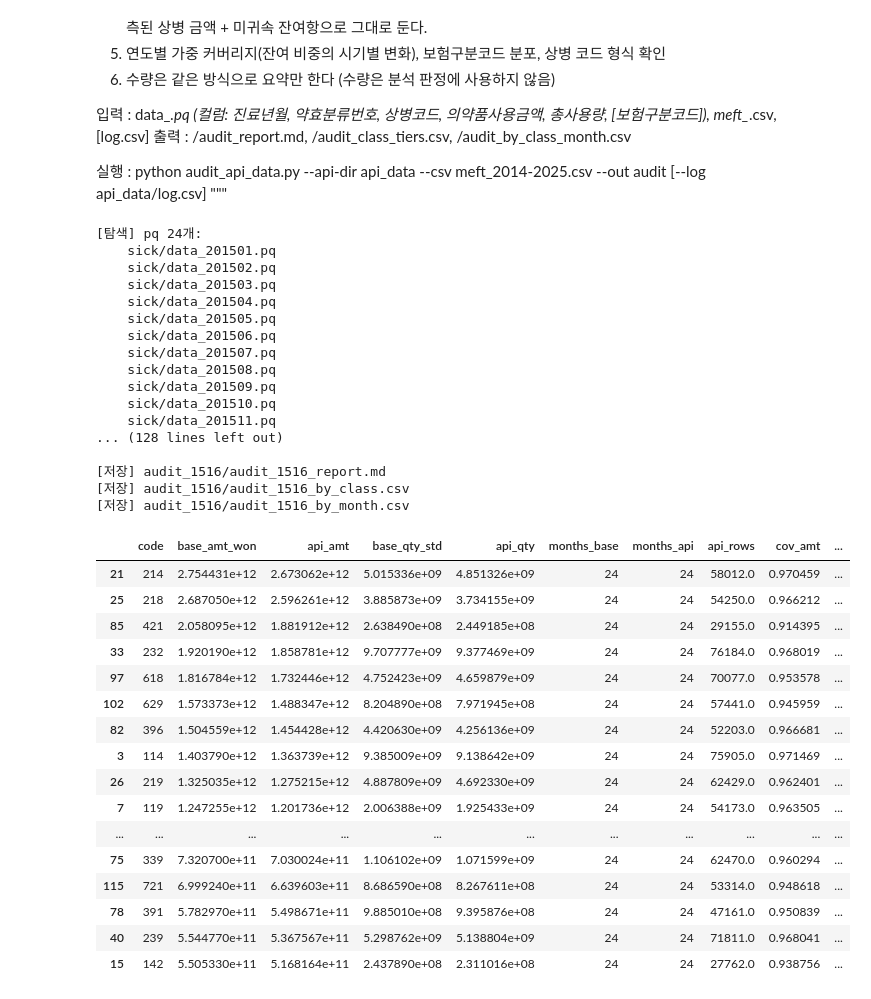
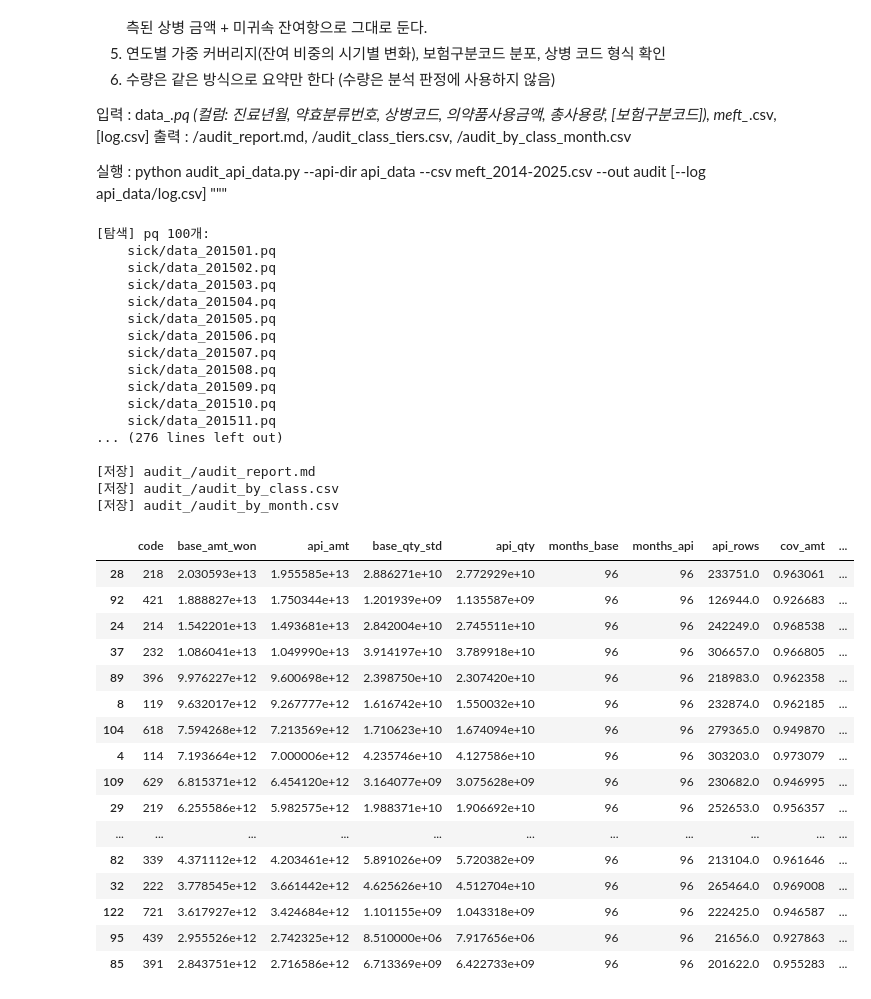
Before and after one commit to benskim/healthcareDA, a Jupyter notebook: src/audit-api.ipynb, the cells around one changed output. Drawn from its saved outputs; the diff is of its cells as text; code cells hidden in the pictures.

Commit message:
fix audit and classify code

```diff
--- a/src/audit-api.ipynb
+++ b/src/audit-api.ipynb
@@ -35,7 +35,7 @@ from pathlib import Path
 import numpy as np
 import pandas as pd
 
-YEARS = ("2015", "2016")   # ★ 여기만 2015, 2016
+YEARS = ("2015", "2016","2020","2021","2022","2023","2024","2025")   # ★ 여기만 2015, 2016
 
 
 # ---------------- 로딩 ----------------
@@ -52,8 +52,8 @@ def load_api(api_dir: Path) -> pd.DataFrame:
             print("   ", p)
         raise SystemExit(f"{api_dir} 에서 pq 못 찾음")
     print(f"[탐색] pq {len(files)}개:")
-    for f in files:
-        print("   ", f)
+    # for f in files:
+    #     print("   ", f)
 
     parts = []
     for f in files:
@@ -75,7 +75,7 @@ def load_api(api_dir: Path) -> pd.DataFrame:
         )
         parts.append(g)
     if not parts:
-        raise SystemExit("pq 찾았지만 2015~2016 데이터 없음")
+        raise SystemExit("pq 찾았지만 데이터 없음")
     out = pd.concat(parts, ignore_index=True)
     out["code"] = out["code"].astype("Int64")
     return out
@@ -162,7 +162,7 @@ def run(api_dir=".", csv="meft_2014-2025.csv", out="audit_1516",
     by_code["share_of_base"] = by_code["base_amt_won"] / by_code["base_amt_won"].sum()
     by_code["uncovered_share_of_base"] = by_code["share_of_base"] * by_code["unattributed_amt"].clip(lower=0)
     by_code = by_code.sort_values("base_amt_won", ascending=False)
-    by_code.to_csv(out / "audit_1516_by_class.csv", index=False, encoding="utf-8-sig")
+    by_code.to_csv(out / "audit_by_class.csv", index=False, encoding="utf-8-sig")
 
     by_month = (
         m.groupby("진료년월")
@@ -175,7 +175,7 @@ def run(api_dir=".", csv="meft_2014-2025.csv", out="audit_1516",
     )
     by_month["cov_amt"] = by_month["api_amt"] / by_month["base_amt_won"].where(by_month["base_amt_won"] > 0)
     by_month["cov_qty"] = by_month["api_qty"] / by_month["base_qty_std"].where(by_month["base_qty_std"] > 0)
-    by_month.to_csv(out / "audit_1516_by_month.csv", index=False, encoding="utf-8-sig")
+    by_month.to_csv(out / "audit_by_month.csv", index=False, encoding="utf-8-sig")
 
     n_both = int((m["_merge"] == "both").sum())
     n_left = int((m["_merge"] == "left_only").sum())
@@ -230,56 +230,56 @@ def run(api_dir=".", csv="meft_2014-2025.csv", out="audit_1516",
         L.append(f"| {r['진료년월']} | {fmt_num(r['base_amt_won'])} | {fmt_num(r['api_amt'])} "
                  f"| {fmt_pct(r['cov_amt'])} | {fmt_pct(r['cov_qty'])} |")
     L.append("")
 
-    (out / "audit_1516_report.md").write_text("\n".join(L), encoding="utf-8")
+    (out / "audit_report.md").write_text("\n".join(L), encoding="utf-8")
 
     print("\n".join(L))
-    print(f"\n[저장] {out}/audit_1516_report.md")
-    print(f"[저장] {out}/audit_1516_by_class.csv")
-    print(f"[저장] {out}/audit_1516_by_month.csv")
+    print(f"\n[저장] {out}/audit_report.md")
+    print(f"[저장] {out}/audit_by_class.csv")
+    print(f"[저장] {out}/audit_by_month.csv")
 
     return by_code, by_month
 
 
 # ---------------- 실행 ----------------
 by_code, by_month = run(
     api_dir=".",                 # src 자체 → ./sick/data_*.pq
     csv="meft_2014-2025.csv",
-    out="audit_1516",            # 출력 폴더도 1516으로
+    out="audit_",            # 출력 폴더도 1516으로
 )
 by_code.head(20)
 # %% [output]
-[탐색] pq 24개:
+[탐색] pq 100개:
     sick/data_201501.pq
     sick/data_201502.pq
     sick/data_201503.pq
     sick/data_201504.pq
     sick/data_201505.pq
     sick/data_201506.pq
     sick/data_201507.pq
     sick/data_201508.pq
     sick/data_201509.pq
     sick/data_201510.pq
     sick/data_201511.pq
-... (128 lines left out)
+... (276 lines left out)
 
-[저장] audit_1516/audit_1516_report.md
-[저장] audit_1516/audit_1516_by_class.csv
-[저장] audit_1516/audit_1516_by_month.csv
+[저장] audit_/audit_report.md
+[저장] audit_/audit_by_class.csv
+[저장] audit_/audit_by_month.csv
 |  | code | base_amt_won | api_amt | base_qty_std | api_qty | months_base | months_api | api_rows | cov_amt | ... |
-| 21 | 214 | 2.754431e+12 | 2.673062e+12 | 5.015336e+09 | 4.851326e+09 | 24 | 24 | 58012.0 | 0.970459 | ... |
-| 25 | 218 | 2.687050e+12 | 2.596261e+12 | 3.885873e+09 | 3.734155e+09 | 24 | 24 | 54250.0 | 0.966212 | ... |
-| 85 | 421 | 2.058095e+12 | 1.881912e+12 | 2.638490e+08 | 2.449185e+08 | 24 | 24 | 29155.0 | 0.914395 | ... |
-| 33 | 232 | 1.920190e+12 | 1.858781e+12 | 9.707777e+09 | 9.377469e+09 | 24 | 24 | 76184.0 | 0.968019 | ... |
-| 97 | 618 | 1.816784e+12 | 1.732446e+12 | 4.752423e+09 | 4.659879e+09 | 24 | 24 | 70077.0 | 0.953578 | ... |
-| 102 | 629 | 1.573373e+12 | 1.488347e+12 | 8.204890e+08 | 7.971945e+08 | 24 | 24 | 57441.0 | 0.945959 | ... |
-| 82 | 396 | 1.504559e+12 | 1.454428e+12 | 4.420630e+09 | 4.256136e+09 | 24 | 24 | 52203.0 | 0.966681 | ... |
-| 3 | 114 | 1.403790e+12 | 1.363739e+12 | 9.385009e+09 | 9.138642e+09 | 24 | 24 | 75905.0 | 0.971469 | ... |
-| 26 | 219 | 1.325035e+12 | 1.275215e+12 | 4.887809e+09 | 4.692330e+09 | 24 | 24 | 62429.0 | 0.962401 | ... |
-| 7 | 119 | 1.247255e+12 | 1.201736e+12 | 2.006388e+09 | 1.925433e+09 | 24 | 24 | 54173.0 | 0.963505 | ... |
+| 28 | 218 | 2.030593e+13 | 1.955585e+13 | 2.886271e+10 | 2.772929e+10 | 96 | 96 | 233751.0 | 0.963061 | ... |
+| 92 | 421 | 1.888827e+13 | 1.750344e+13 | 1.201939e+09 | 1.135587e+09 | 96 | 96 | 126944.0 | 0.926683 | ... |
+| 24 | 214 | 1.542201e+13 | 1.493681e+13 | 2.842004e+10 | 2.745511e+10 | 96 | 96 | 242249.0 | 0.968538 | ... |
+| 37 | 232 | 1.086041e+13 | 1.049990e+13 | 3.914197e+10 | 3.789918e+10 | 96 | 96 | 306657.0 | 0.966805 | ... |
+| 89 | 396 | 9.976227e+12 | 9.600698e+12 | 2.398750e+10 | 2.307420e+10 | 96 | 96 | 218983.0 | 0.962358 | ... |
+| 8 | 119 | 9.632017e+12 | 9.267777e+12 | 1.616742e+10 | 1.550032e+10 | 96 | 96 | 232874.0 | 0.962185 | ... |
+| 104 | 618 | 7.594268e+12 | 7.213569e+12 | 1.710623e+10 | 1.674094e+10 | 96 | 96 | 279365.0 | 0.949870 | ... |
+| 4 | 114 | 7.193664e+12 | 7.000006e+12 | 4.235746e+10 | 4.127586e+10 | 96 | 96 | 303203.0 | 0.973079 | ... |
+| 109 | 629 | 6.815371e+12 | 6.454120e+12 | 3.164077e+09 | 3.075628e+09 | 96 | 96 | 230682.0 | 0.946995 | ... |
+| 29 | 219 | 6.255586e+12 | 5.982575e+12 | 1.988371e+10 | 1.906692e+10 | 96 | 96 | 252653.0 | 0.956357 | ... |
 | ... | ... | ... | ... | ... | ... | ... | ... | ... | ... | ... |
-| 75 | 339 | 7.320700e+11 | 7.030024e+11 | 1.106102e+09 | 1.071599e+09 | 24 | 24 | 62470.0 | 0.960294 | ... |
-| 115 | 721 | 6.999240e+11 | 6.639603e+11 | 8.686590e+08 | 8.267611e+08 | 24 | 24 | 53314.0 | 0.948618 | ... |
-| 78 | 391 | 5.782970e+11 | 5.498671e+11 | 9.885010e+08 | 9.395876e+08 | 24 | 24 | 47161.0 | 0.950839 | ... |
-| 40 | 239 | 5.544770e+11 | 5.367567e+11 | 5.298762e+09 | 5.138804e+09 | 24 | 24 | 71811.0 | 0.968041 | ... |
-| 15 | 142 | 5.505330e+11 | 5.168164e+11 | 2.437890e+08 | 2.311016e+08 | 24 | 24 | 27762.0 | 0.938756 | ... |
+| 82 | 339 | 4.371112e+12 | 4.203461e+12 | 5.891026e+09 | 5.720382e+09 | 96 | 96 | 213104.0 | 0.961646 | ... |
+| 32 | 222 | 3.778545e+12 | 3.661442e+12 | 4.625626e+10 | 4.512704e+10 | 96 | 96 | 265464.0 | 0.969008 | ... |
+| 122 | 721 | 3.617927e+12 | 3.424684e+12 | 1.101155e+09 | 1.043318e+09 | 96 | 96 | 222425.0 | 0.946587 | ... |
+| 95 | 439 | 2.955526e+12 | 2.742325e+12 | 8.510000e+06 | 7.917656e+06 | 96 | 96 | 21656.0 | 0.927863 | ... |
+| 85 | 391 | 2.843751e+12 | 2.716586e+12 | 6.713369e+09 | 6.422733e+09 | 96 | 96 | 201622.0 | 0.955283 | ... |
```
Also changed, not shown: parts of 1 cell of this notebook, 6 other files.
